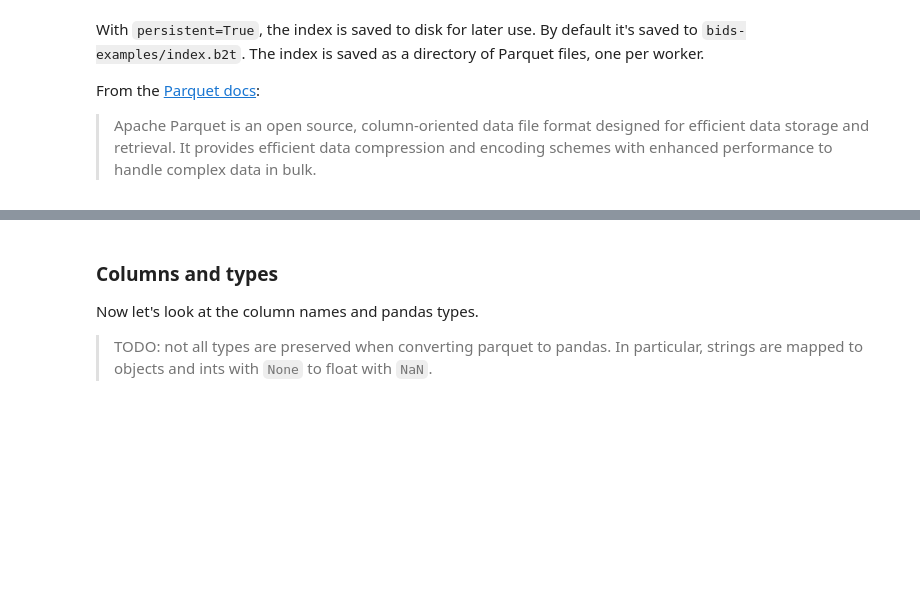
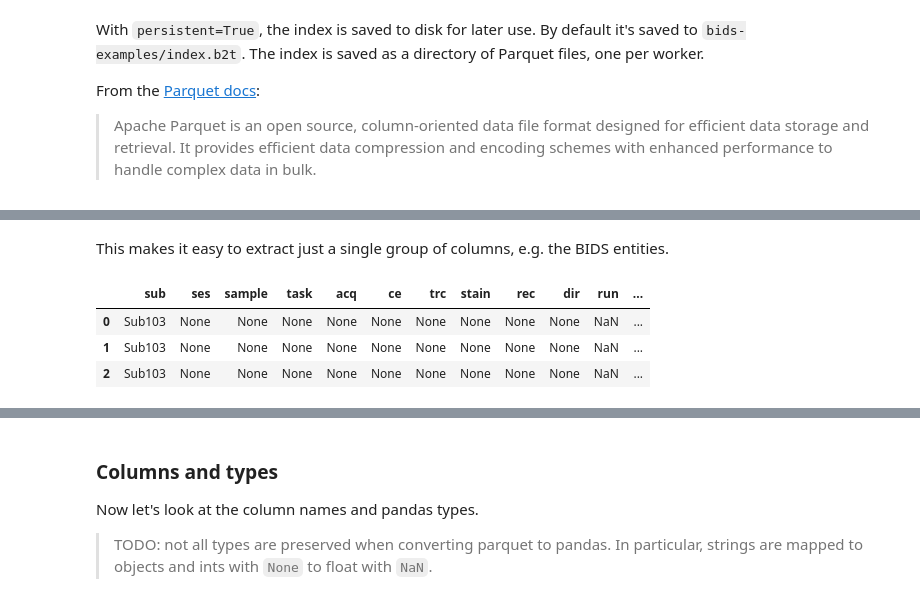
Before and after one commit to childmindresearch/bids2table, a Jupyter notebook: example/example.ipynb, the cells around one changed output, grey strips where cells are left out. Cells and saved outputs as stored; diff of their text form; code cells hidden in the pictures; blank space fills up the shorter version.

```diff
--- a/example/example.ipynb
+++ b/example/example.ipynb
@@ -57,0 +70,11 @@ df.head(3)
+# %% [markdown]
+This makes it easy to extract just a single group of columns, e.g. the BIDS entities.
+# %%
+entities = df_multi["ent"]
+
+entities.head(3)
+# %% [output]
+|  | sub | ses | sample | task | acq | ce | trc | stain | rec | dir | run | ... |
+| 0 | Sub103 | None | None | None | None | None | None | None | None | None | NaN | ... |
+| 1 | Sub103 | None | None | None | None | None | None | None | None | None | NaN | ... |
+| 2 | Sub103 | None | None | None | None | None | None | None | None | None | NaN | ... |
```
Also changed, not shown: parts of 17 cells of this notebook, 11 other files.
